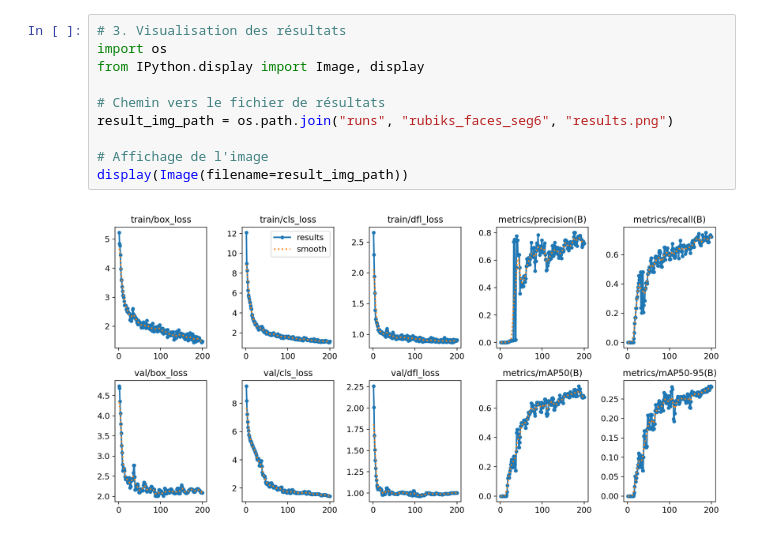
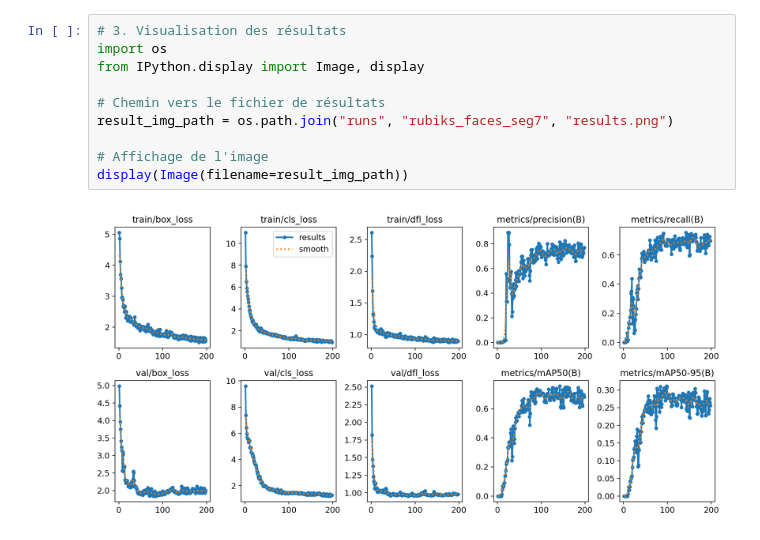
Before and after one commit to Mate-bert/Rubik-s-cube-resolver, a Jupyter notebook: IA/YOLO/train.ipynb, the cells around one changed output. Drawn from its saved outputs; the diff is of its cells as text.

```diff
--- a/IA/YOLO/train.ipynb
+++ b/IA/YOLO/train.ipynb
@@ -32,15 +31,15 @@ model.train(
 # %%
 # 3. Visualisation des résultats
 import os
 from IPython.display import Image, display
 
 # Chemin vers le fichier de résultats
-result_img_path = os.path.join("runs", "rubiks_faces_seg6", "results.png")
+result_img_path = os.path.join("runs", "rubiks_faces_seg7", "results.png")
 
 # Affichage de l'image
 display(Image(filename=result_img_path))
 # %% [output]
-[figure, old version]
+[figure, new version]
 # %%
 from ultralytics import YOLO
 import cv2
```
Also changed, not shown: parts of 3 cells of this notebook, 21 other files.
